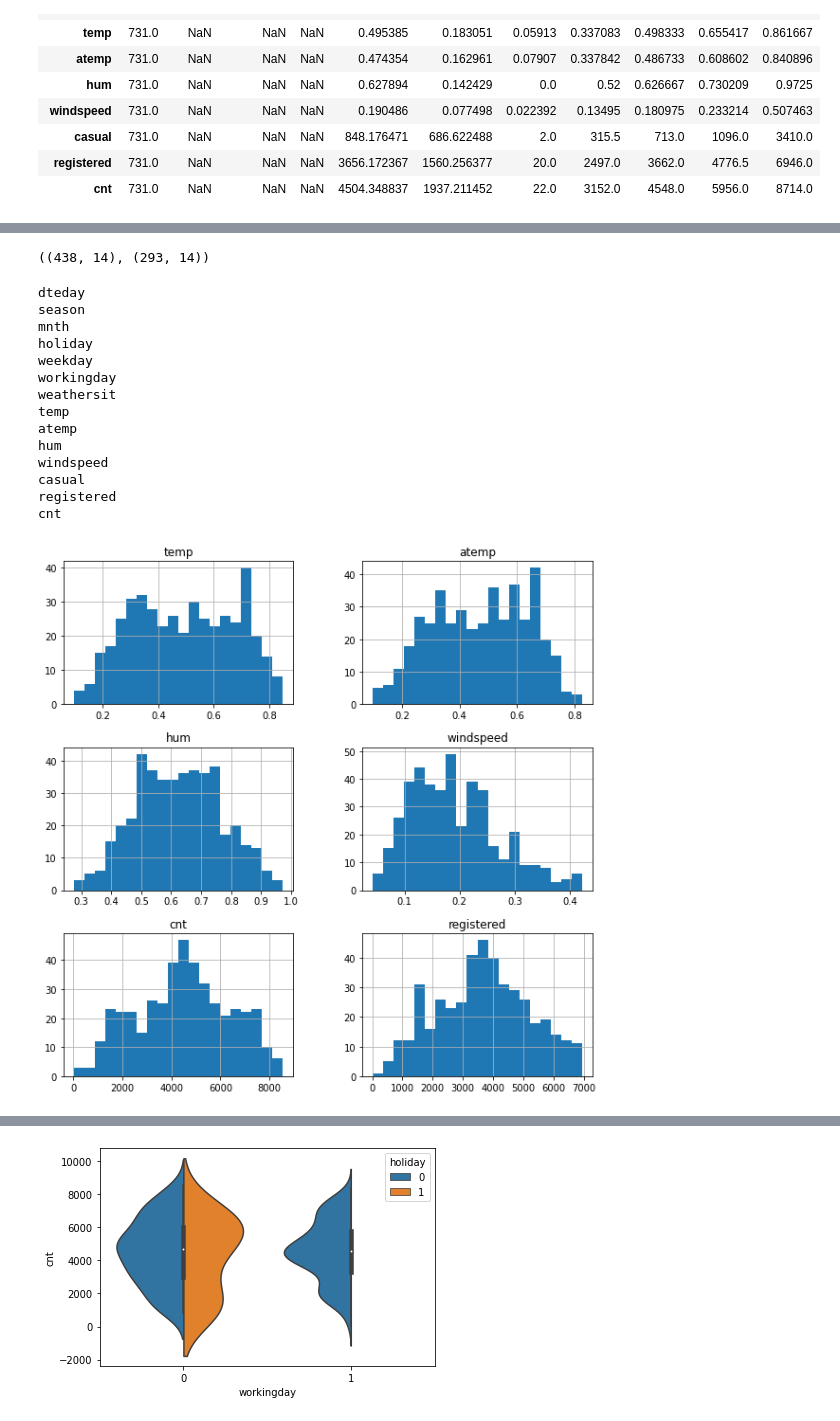
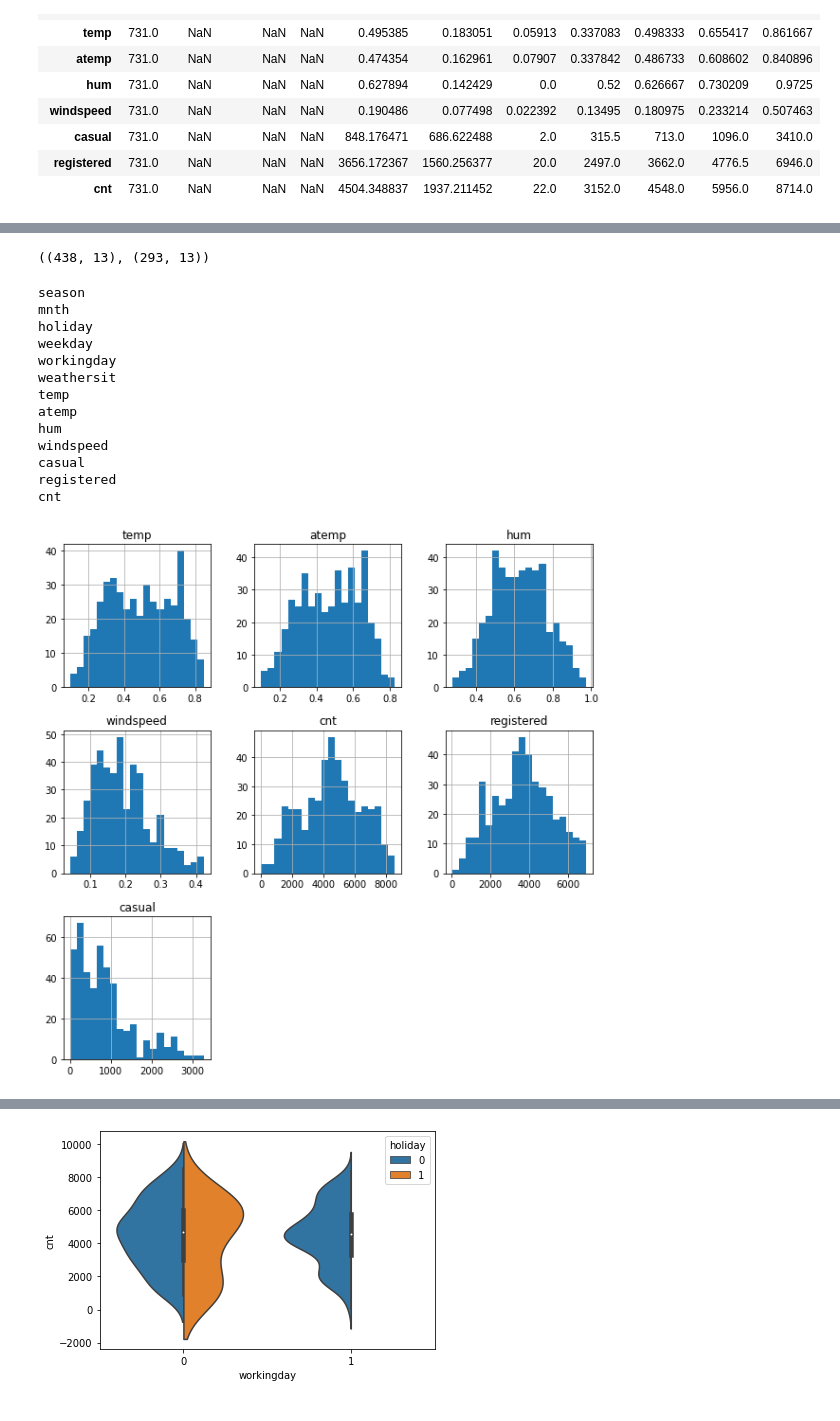
Before and after one commit to cuberhaus/APA, a Jupyter notebook: Problema2/ProblemaLlista2-GRUPAL.ipynb, the cells around one changed output, grey strips where cells are left out. Drawn from its saved outputs; the diff is of its cells as text; code cells hidden in the pictures.

```diff
--- a/Problema2/ProblemaLlista2-GRUPAL.ipynb
+++ b/Problema2/ProblemaLlista2-GRUPAL.ipynb
@@ -74,6 +74,6 @@ bicicletas_data.describe(include='all').T
 # no hay datos faltantes
 # posible datos inecesarios
 # season, yr, mnth, holiday, weekday, workingday (embutidos en fecha)
-bicicletas_data.drop(columns=['yr', 'instant'], inplace=True) # ejemplo, me cargo year
+bicicletas_data.drop(columns=['yr', 'instant' , 'dteday'], inplace=True) # ejemplo, me cargo year
 bicicletas_data.describe(include='all').T
 # %% [output]
@@ -96,12 +95,11 @@ bicicletas_data.describe(include='all').T
 bicicletas_train, bicicletas_test = train_test_split(bicicletas_data, test_size=0.4, random_state=0)
 bicicletas_train.shape, bicicletas_test.shape
 # %% [output]
-((438, 14), (293, 14))
+((438, 13), (293, 13))
 # %%
 for col in bicicletas_train.columns:
   print(col)
 # %% [output]
-dteday
 season
 mnth
 holiday
@@ -116,7 +114,7 @@ casual
 registered
 cnt
 # %%
-bicicletas_train.loc[:,['temp','atemp', 'hum', 'windspeed', 'cnt', 'registered']].hist(bins=20, figsize=(10,10));
+bicicletas_train.loc[:,['temp','atemp', 'hum', 'windspeed', 'cnt', 'registered' , 'casual']].hist(bins=20, figsize=(10,10));
 # %% [output]
-[figure, old version]
+[figure, new version]
 # %%
```
Also changed, not shown: parts of 15 cells of this notebook.
